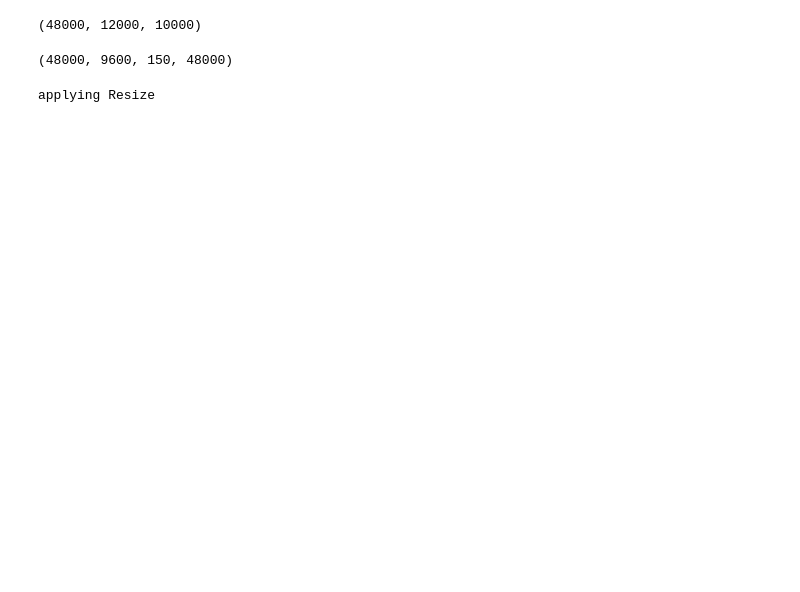
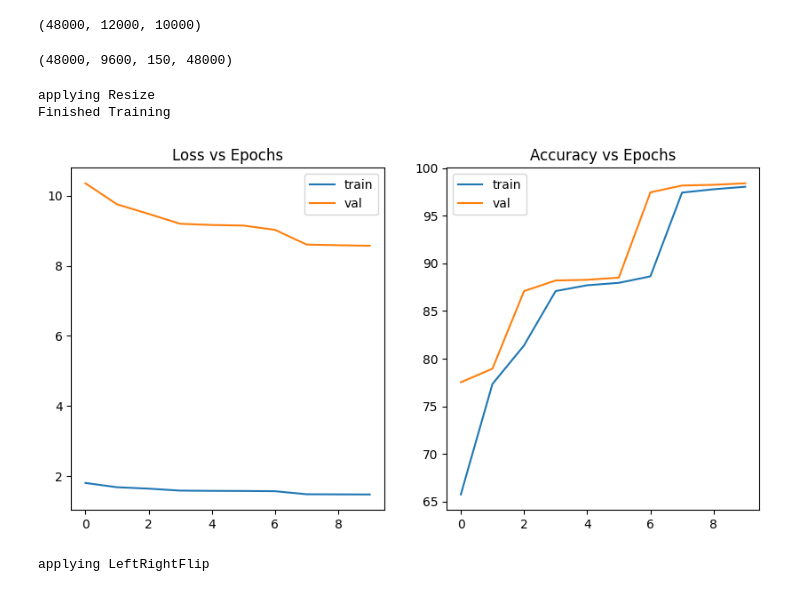
Before and after one commit to aayushgakhar/dl_assignments, a Jupyter notebook: a2/q3.ipynb, the cells around one changed output. Cells and saved outputs as stored; diff of their text form; code cells hidden in the pictures; blank space fills up the shorter version.

```diff
--- a/a2/q3.ipynb
+++ b/a2/q3.ipynb
@@ -189,28 +191,32 @@ transforms_names = [
     'GaussianNoise',
 ]
 transforms_combined = Compose(
-    transforms_arr+[transforms.ToTensor()])
-
-transforms_arr.append(transforms_combined)
-transforms_names.append('Combined')
+    transforms_arr)
 # %%
-for transform,transform_name in zip(transforms_arr, transforms_names):
-    print('applying',transform_name)
+models = []
+for transform, transform_name in zip(transforms_arr, transforms_names):
+    print('applying', transform_name)
     model = CNN()
+    models.append(model)
+
     train_loss, val_loss, train_acc, val_acc = train(model, train_loader, subset_loader, transform, val_loader, nn.CrossEntropyLoss(
     ), optim.Adam(model.parameters(), lr=0.001), epochs=10)
+    torch.save(model.state_dict(),
+               'models/model-a2-q3-{}.pt'.format(transform_name))
     fig, axs = plt.subplots(1, 2, figsize=(10, 5), squeeze=False)
     axs[0, 0].plot(train_loss, label='train')
     axs[0, 0].plot(val_loss, label='val')
     axs[0, 0].set_title('Loss vs Epochs')
     axs[0, 0].legend()
     # axs[0, 0].show()
 
-
     axs[0, 1].plot(train_acc, label='train')
     axs[0, 1].plot(val_acc, label='val')
     axs[0, 1].set_title('Accuracy vs Epochs')
     axs[0, 1].legend()
     plt.show()
 # %% [output]
 applying Resize
+Finished Training
+[figure, added]
+applying LeftRightFlip
```
Also changed, not shown: parts of 2 cells of this notebook, 1 other file.
